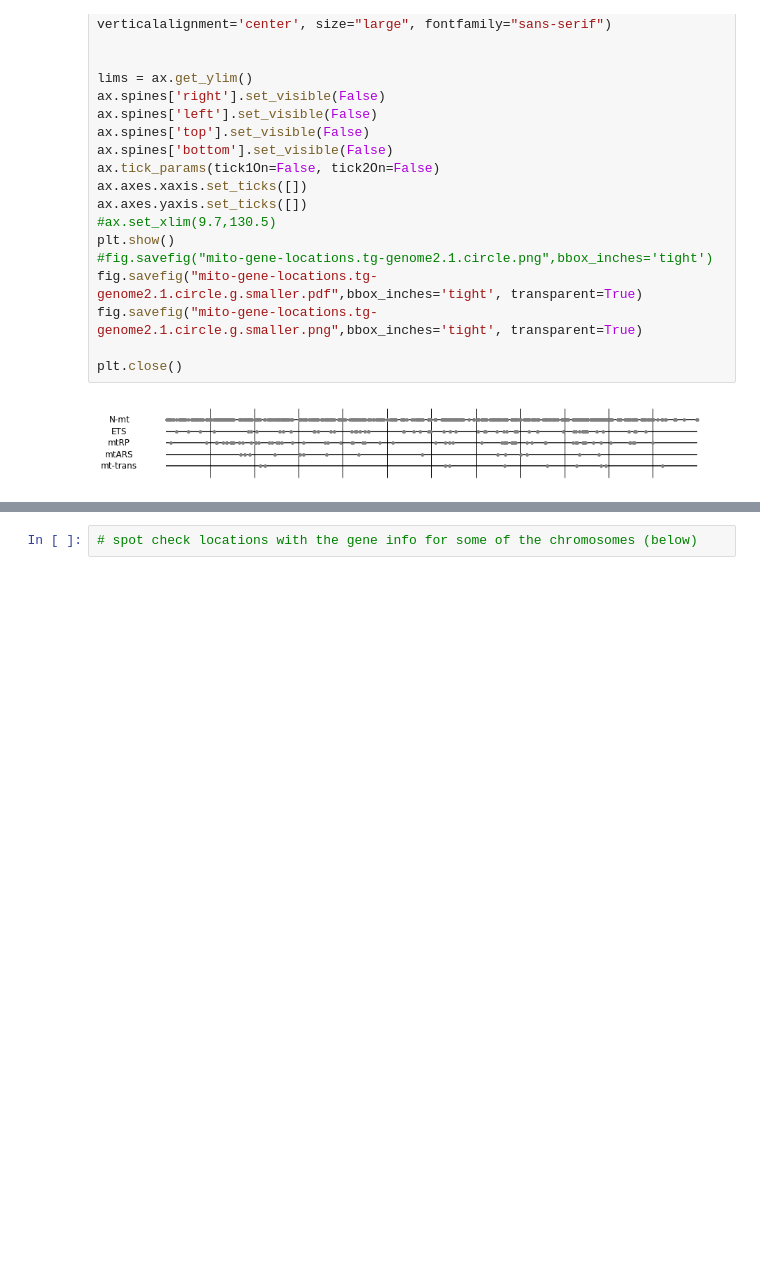
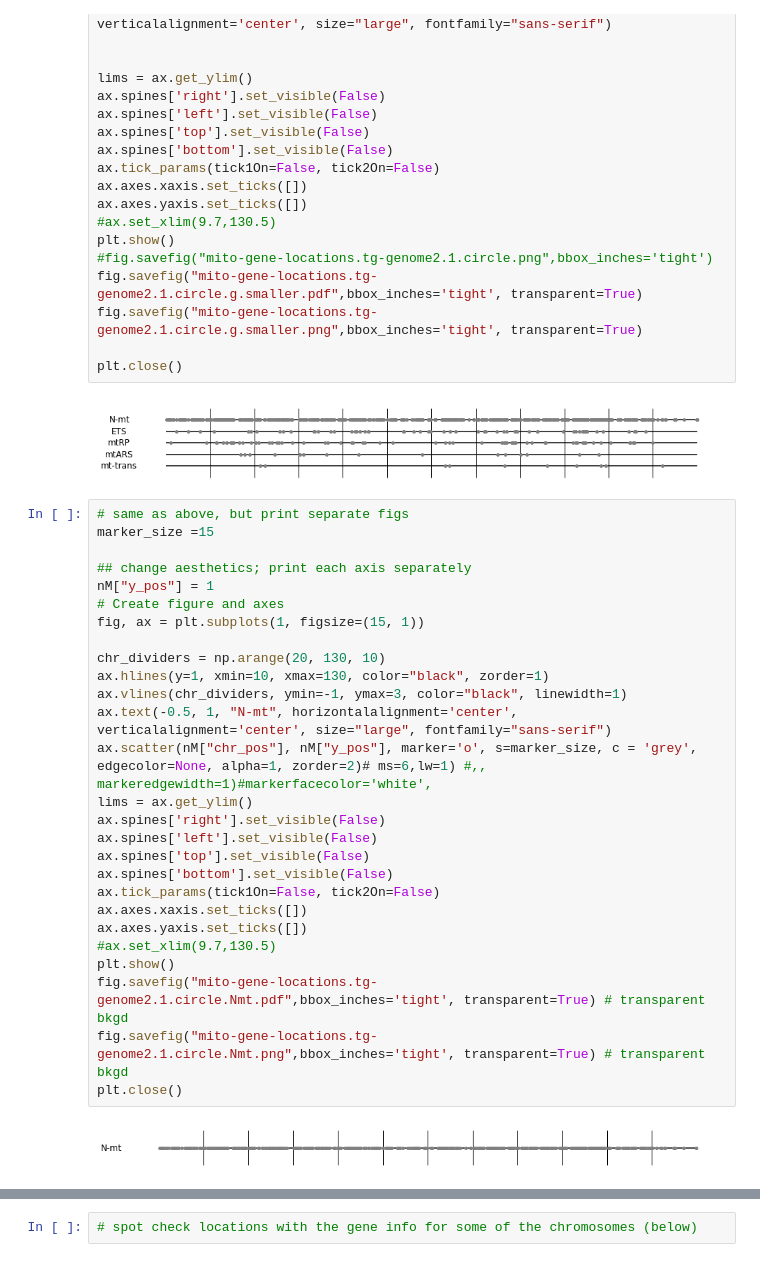
Before and after one commit to bluegenes/2020-exp-evol, a Jupyter notebook: mtNuc-gene-location-plot.ipynb, the cells around one changed output, grey strips where cells are left out. Drawn from its saved outputs; the diff is of its cells as text; blank space fills up the shorter version.

Commit message:
final plots (hopefully)

```diff
--- a/mtNuc-gene-location-plot.ipynb
+++ b/mtNuc-gene-location-plot.ipynb
@@ -783,3 +783,32 @@ fig.savefig("mito-gene-locations.tg-genome2.1.circle.g.smaller.png",bbox_inches=
 plt.close()
 # %% [output]
 [figure]
+# %%
+# same as above, but print separate figs
+marker_size =15
+
+## change aesthetics; print each axis separately
+nM["y_pos"] = 1
+# Create figure and axes
+fig, ax = plt.subplots(1, figsize=(15, 1))
+
+chr_dividers = np.arange(20, 130, 10)
+ax.hlines(y=1, xmin=10, xmax=130, color="black", zorder=1)
+ax.vlines(chr_dividers, ymin=-1, ymax=3, color="black", linewidth=1)
+ax.text(-0.5, 1, "N-mt", horizontalalignment='center', verticalalignment='center', size="large", fontfamily="sans-serif")
+ax.scatter(nM["chr_pos"], nM["y_pos"], marker='o', s=marker_size, c = 'grey', edgecolor=None, alpha=1, zorder=2)# ms=6,lw=1) #,, markeredgewidth=1)#markerfacecolor='white',
+lims = ax.get_ylim()
+ax.spines['right'].set_visible(False)
+ax.spines['left'].set_visible(False)
+ax.spines['top'].set_visible(False)
+ax.spines['bottom'].set_visible(False)
+ax.tick_params(tick1On=False, tick2On=False)
+ax.axes.xaxis.set_ticks([])
+ax.axes.yaxis.set_ticks([])
+#ax.set_xlim(9.7,130.5)
+plt.show()
+fig.savefig("mito-gene-locations.tg-genome2.1.circle.Nmt.pdf",bbox_inches='tight', transparent=True) # transparent bkgd
+fig.savefig("mito-gene-locations.tg-genome2.1.circle.Nmt.png",bbox_inches='tight', transparent=True) # transparent bkgd
+plt.close()
+# %% [output]
+[figure, added]
```
Also changed, not shown: parts of 1 cell of this notebook.
